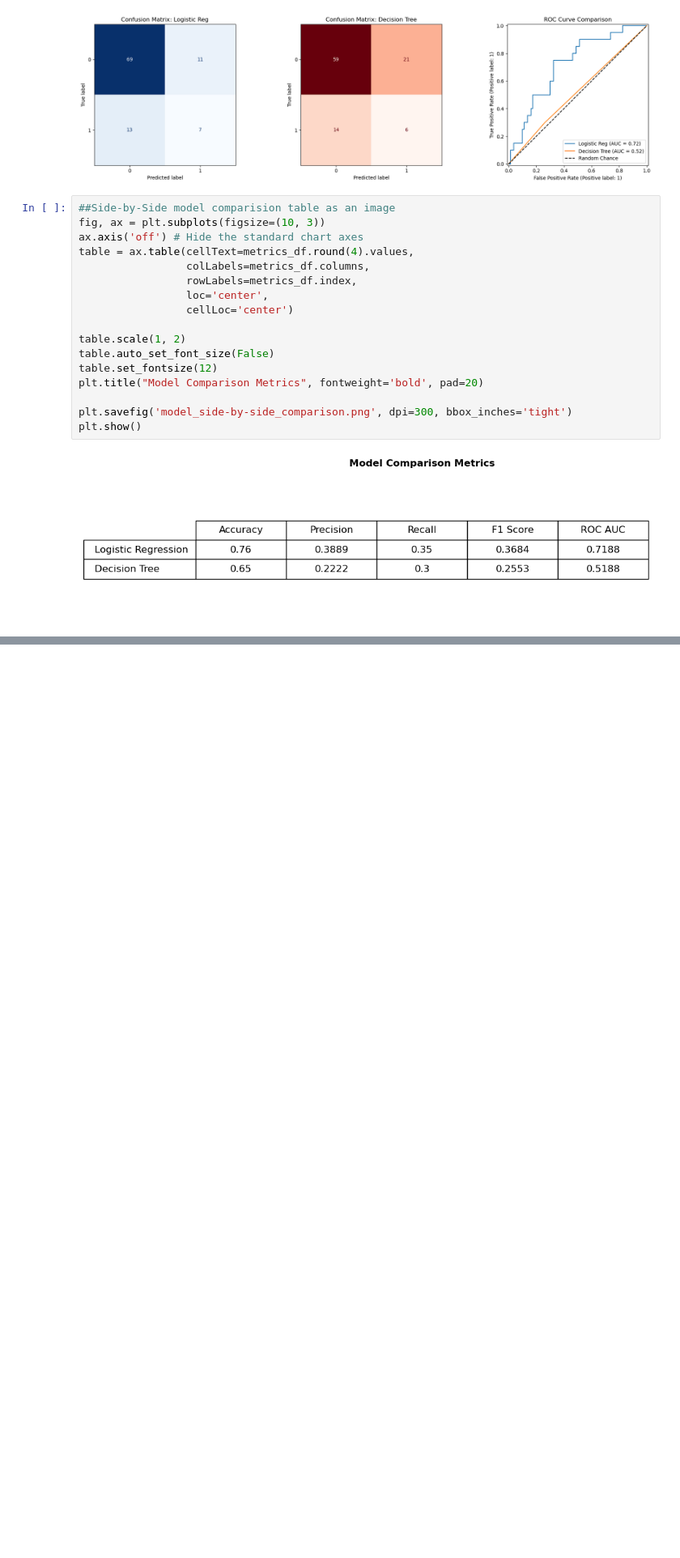
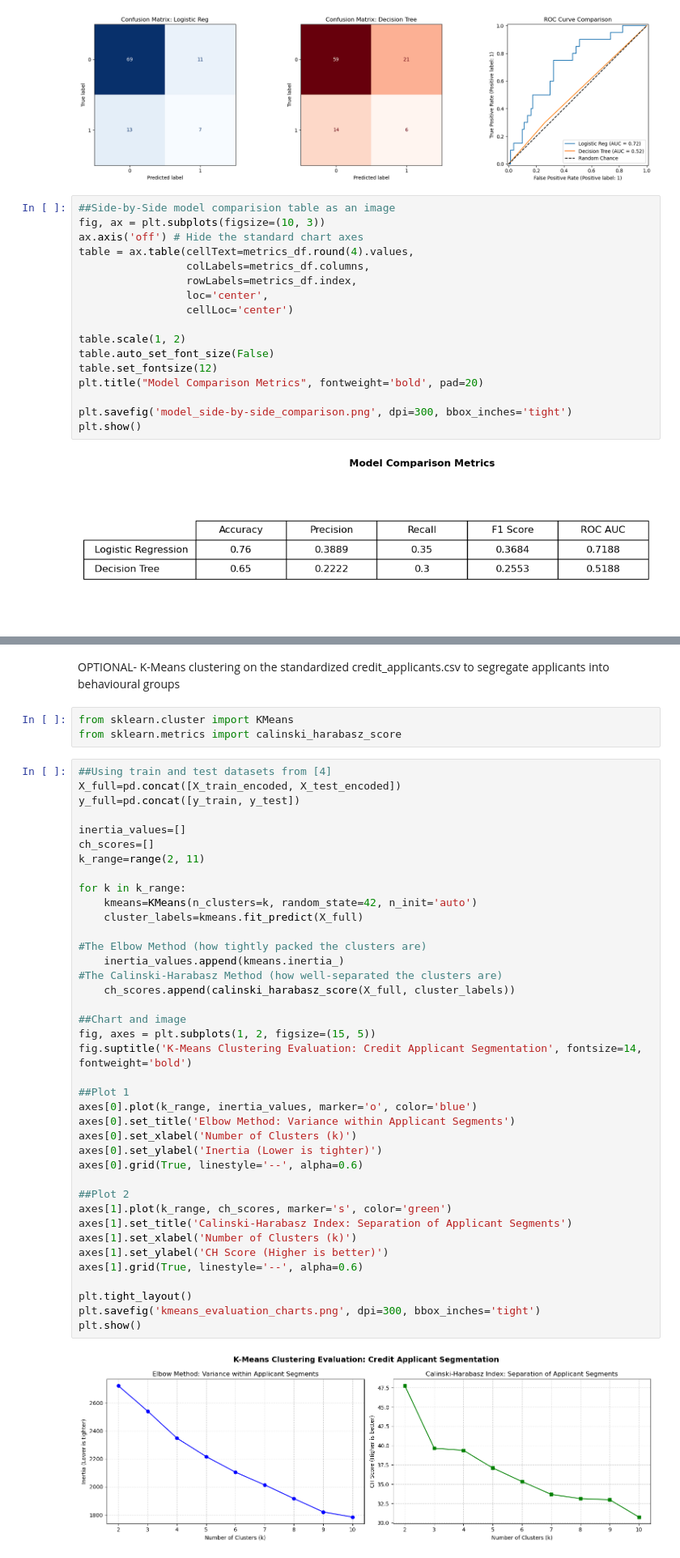
Before and after one commit to IIIIIGamerWord/Capstone_Project_BITSOM_FinTech_AI, a Jupyter notebook: credit_risk_lending_ml/credit_risk_modeling.ipynb, the cells around one changed output, grey strips where cells are left out. Shown at 81% size. Saved outputs shown, nothing was run; the diff lists cells and outputs as text; blank space fills up the shorter version.

```diff
--- a/credit_risk_lending_ml/credit_risk_modeling.ipynb
+++ b/credit_risk_lending_ml/credit_risk_modeling.ipynb
@@ -211,0 +306,47 @@ display(risk_table)
+# %% [markdown]
+OPTIONAL-
+K-Means clustering on the standardized credit_applicants.csv to segregate applicants into behavioural groups
+# %%
+from sklearn.cluster import KMeans
+from sklearn.metrics import calinski_harabasz_score
+# %%
+##Using train and test datasets from [4]
+X_full=pd.concat([X_train_encoded, X_test_encoded])
+y_full=pd.concat([y_train, y_test])
+
+inertia_values=[]
+ch_scores=[]
+k_range=range(2, 11)
+
+for k in k_range:
+    kmeans=KMeans(n_clusters=k, random_state=42, n_init='auto')
+    cluster_labels=kmeans.fit_predict(X_full)
+
+#The Elbow Method (how tightly packed the clusters are)
+    inertia_values.append(kmeans.inertia_)
+#The Calinski-Harabasz Method (how well-separated the clusters are)
+    ch_scores.append(calinski_harabasz_score(X_full, cluster_labels))
+
+##Chart and image
+fig, axes = plt.subplots(1, 2, figsize=(15, 5))
+fig.suptitle('K-Means Clustering Evaluation: Credit Applicant Segmentation', fontsize=14, fontweight='bold')
+
+##Plot 1
+axes[0].plot(k_range, inertia_values, marker='o', color='blue')
+axes[0].set_title('Elbow Method: Variance within Applicant Segments')
+axes[0].set_xlabel('Number of Clusters (k)')
+axes[0].set_ylabel('Inertia (Lower is tighter)')
+axes[0].grid(True, linestyle='--', alpha=0.6)
+
+##Plot 2
+axes[1].plot(k_range, ch_scores, marker='s', color='green')
+axes[1].set_title('Calinski-Harabasz Index: Separation of Applicant Segments')
+axes[1].set_xlabel('Number of Clusters (k)')
+axes[1].set_ylabel('CH Score (Higher is better)')
+axes[1].grid(True, linestyle='--', alpha=0.6)
+
+plt.tight_layout()
+plt.savefig('kmeans_evaluation_charts.png', dpi=300, bbox_inches='tight')
+plt.show()
+# %% [output]
+[figure, added]
```
Also changed, not shown: parts of 6 cells of this notebook, 5 other files.
